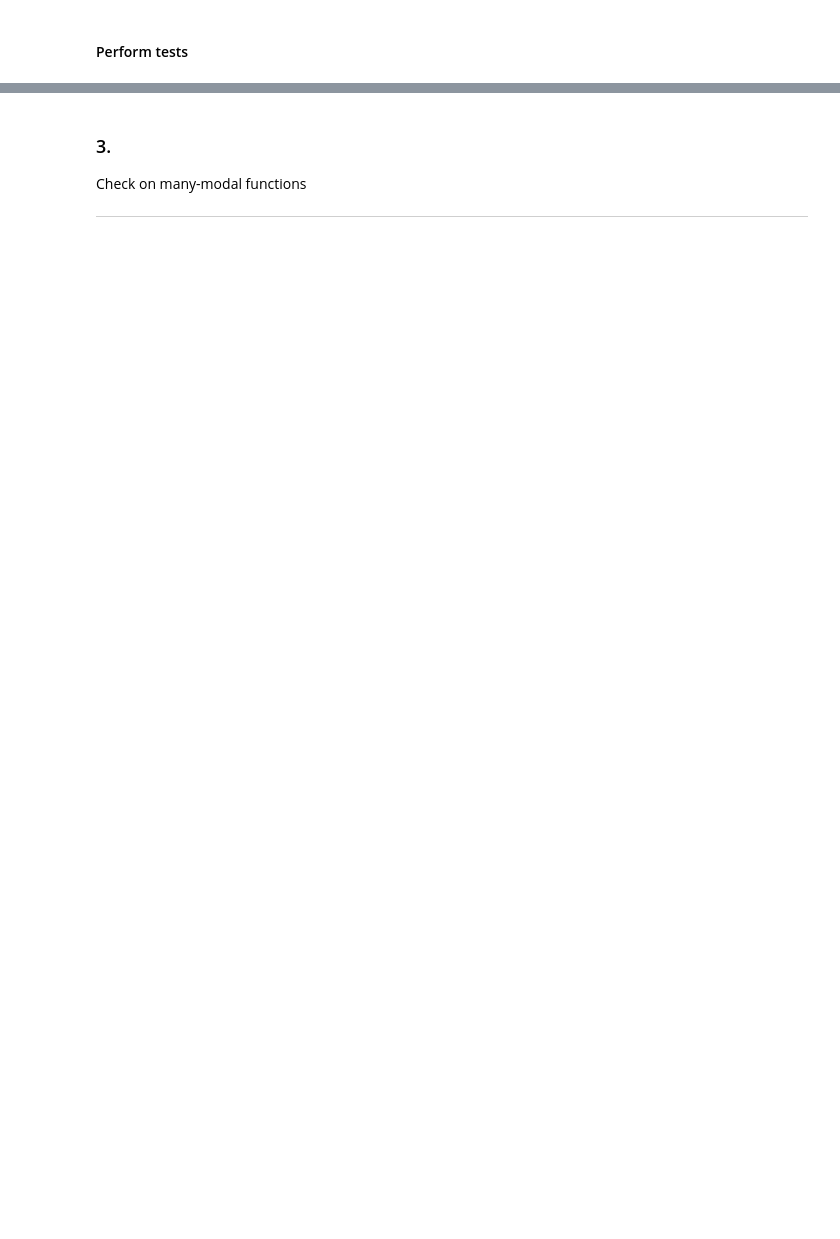
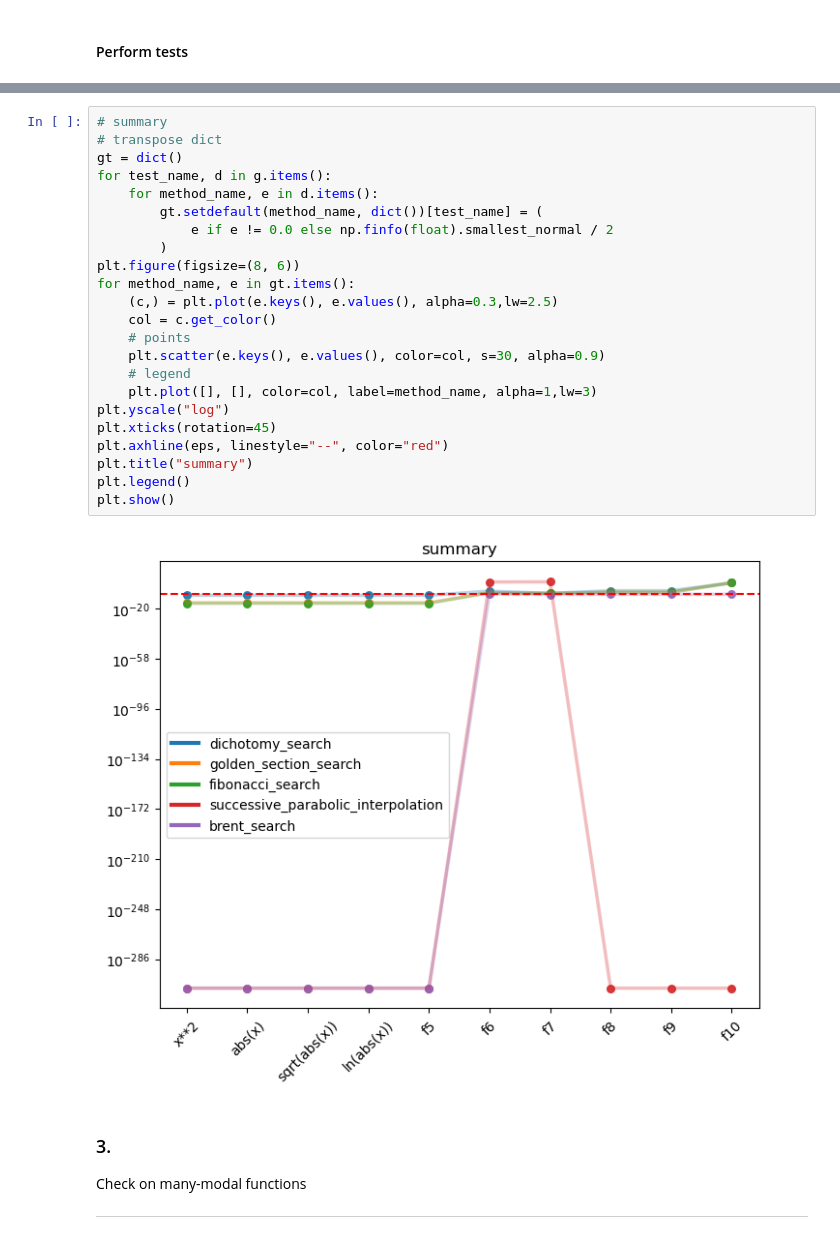
Before and after one commit to ricet8ur/optimization_labs, a Jupyter notebook: 1/search_methods.ipynb, the cells around one changed output, grey strips where cells are left out. Cells and saved outputs as stored; diff of their text form; blank space fills up the shorter version.

```diff
--- a/1/search_methods.ipynb
+++ b/1/search_methods.ipynb
@@ -515,3 +514,28 @@ for test_name, d in test_items:
+# %%
+# summary
+# transpose dict
+gt = dict()
+for test_name, d in g.items():
+    for method_name, e in d.items():
+        gt.setdefault(method_name, dict())[test_name] = (
+            e if e != 0.0 else np.finfo(float).smallest_normal / 2
+        )
+plt.figure(figsize=(8, 6))
+for method_name, e in gt.items():
+    (c,) = plt.plot(e.keys(), e.values(), alpha=0.3,lw=2.5)
+    col = c.get_color()
+    # points
+    plt.scatter(e.keys(), e.values(), color=col, s=30, alpha=0.9)
+    # legend
+    plt.plot([], [], color=col, label=method_name, alpha=1,lw=3)
+plt.yscale("log")
+plt.xticks(rotation=45)
+plt.axhline(eps, linestyle="--", color="red")
+plt.title("summary")
+plt.legend()
+plt.show()
+# %% [output]
+[figure, added]
 # %% [markdown]
 ### 3.
 Check on many-modal functions
```
Also changed, not shown: parts of 13 cells of this notebook.
